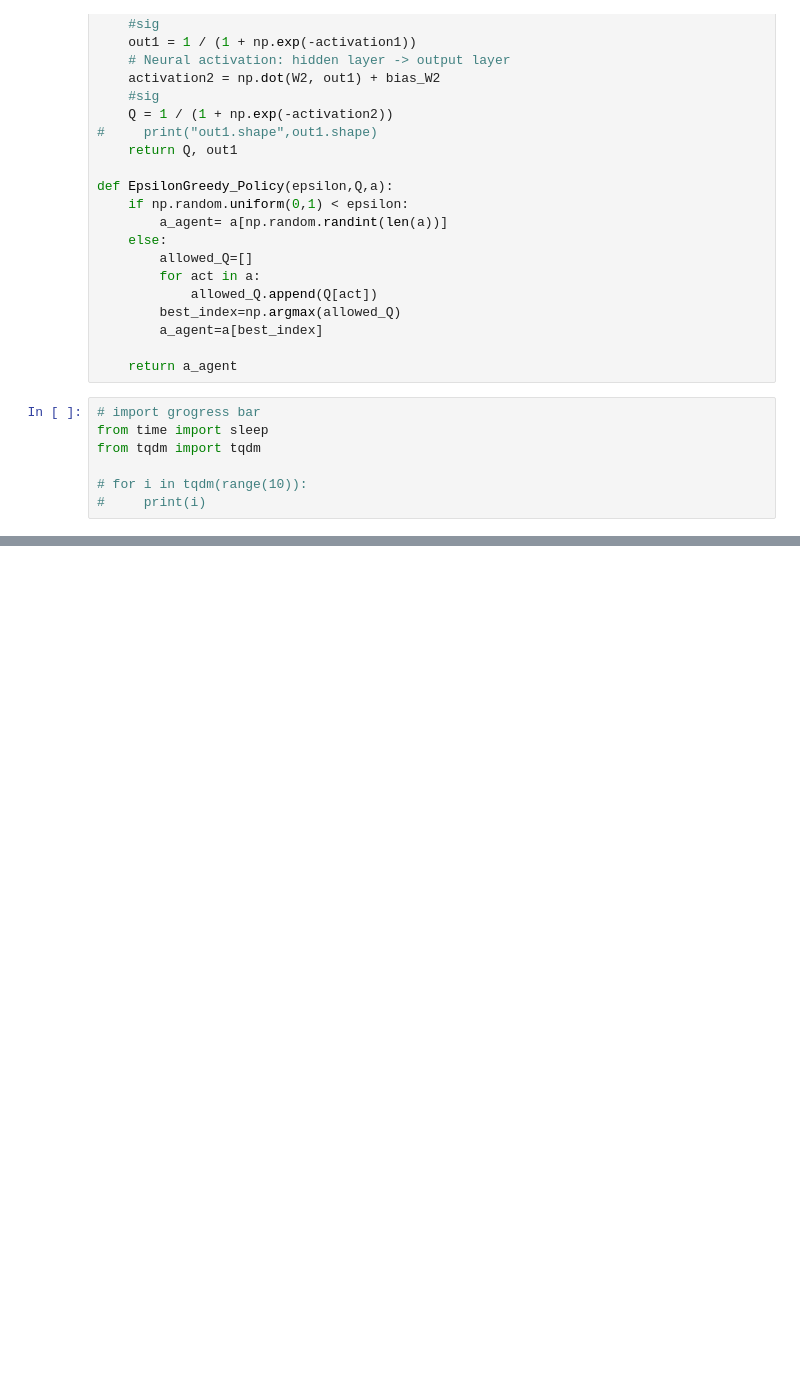
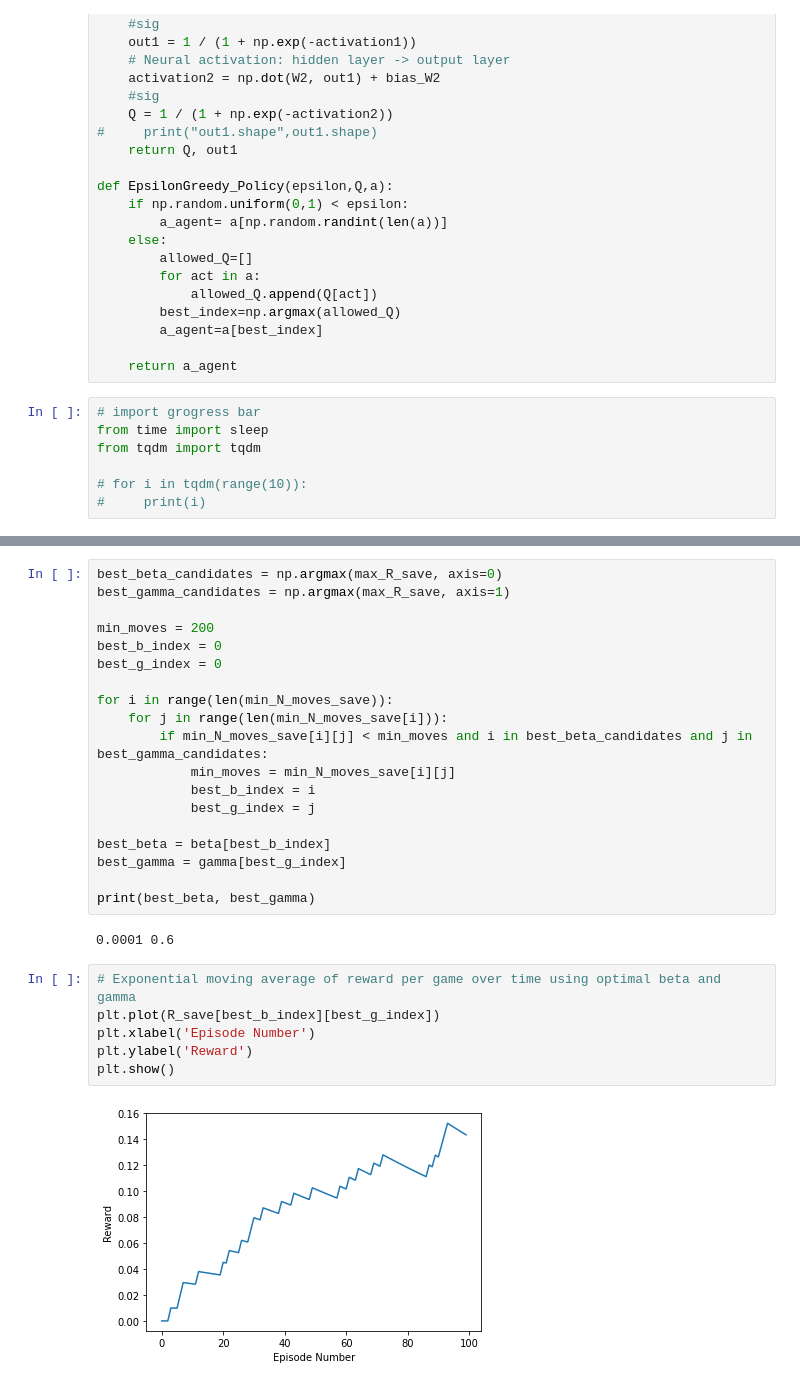
Before and after one commit to guandaz24/Reinforcement-Learning, a Jupyter notebook: SARSA-parameter-tuning.ipynb, the cells around one changed output, grey strips where cells are left out. Cells and saved outputs as stored; diff of their text form; blank space fills up the shorter version.

Commit message:
Choose best SARSA parameters

```diff
--- a/SARSA-parameter-tuning.ipynb
+++ b/SARSA-parameter-tuning.ipynb
@@ -367,0 +369,29 @@ ax.plot_surface(betas, gammas, proportion_wins_save)
+# %%
+best_beta_candidates = np.argmax(max_R_save, axis=0)
+best_gamma_candidates = np.argmax(max_R_save, axis=1)
+
+min_moves = 200
+best_b_index = 0
+best_g_index = 0
+
+for i in range(len(min_N_moves_save)):
+    for j in range(len(min_N_moves_save[i])):
+        if min_N_moves_save[i][j] < min_moves and i in best_beta_candidates and j in best_gamma_candidates:
+            min_moves = min_N_moves_save[i][j]
+            best_b_index = i
+            best_g_index = j
+
+best_beta = beta[best_b_index]
+best_gamma = gamma[best_g_index]
+
+print(best_beta, best_gamma)
+# %% [output]
+0.0001 0.6
+# %%
+# Exponential moving average of reward per game over time using optimal beta and gamma
+plt.plot(R_save[best_b_index][best_g_index])
+plt.xlabel('Episode Number')
+plt.ylabel('Reward')
+plt.show()
+# %% [output]
+[figure, added]
```
Also changed, not shown: parts of 9 cells of this notebook.
